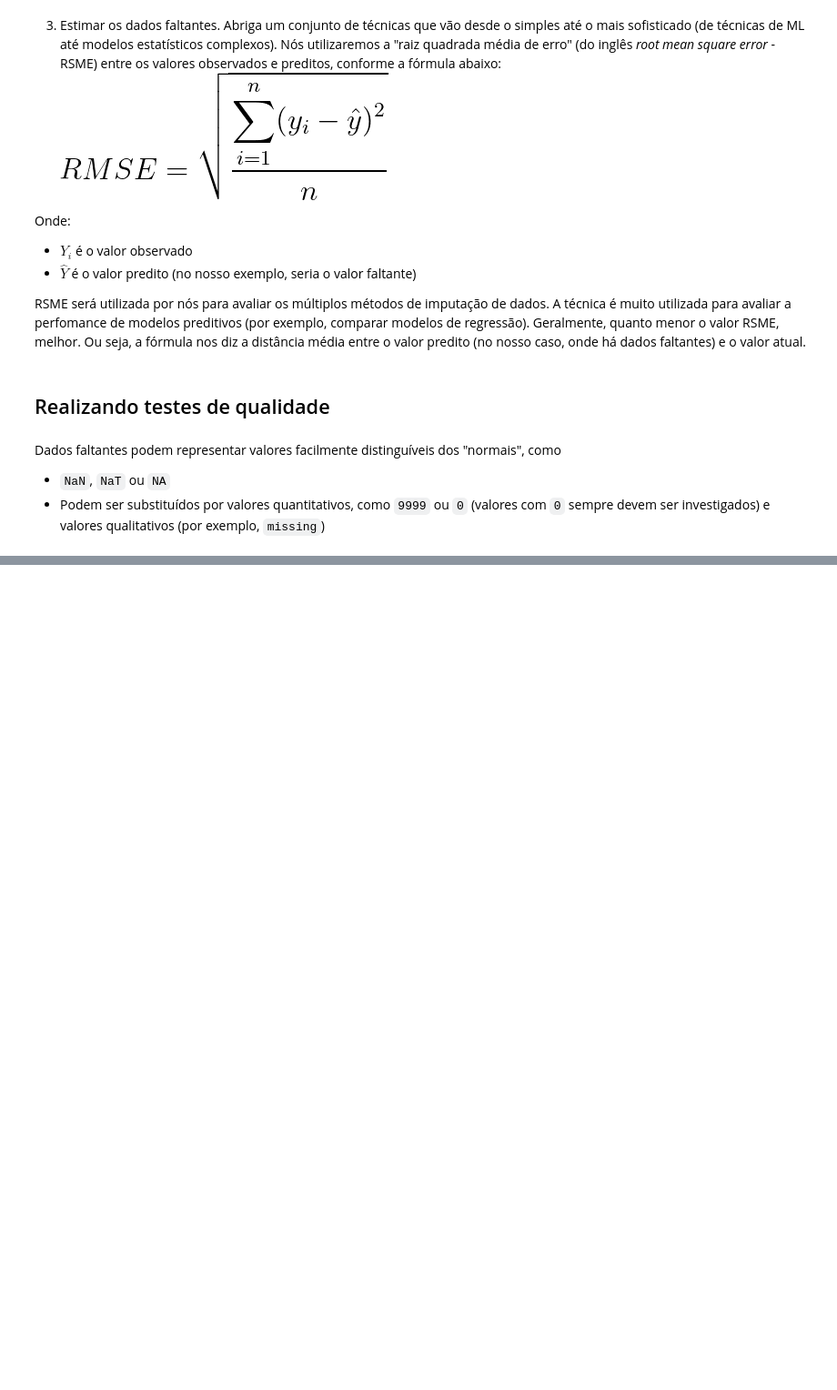
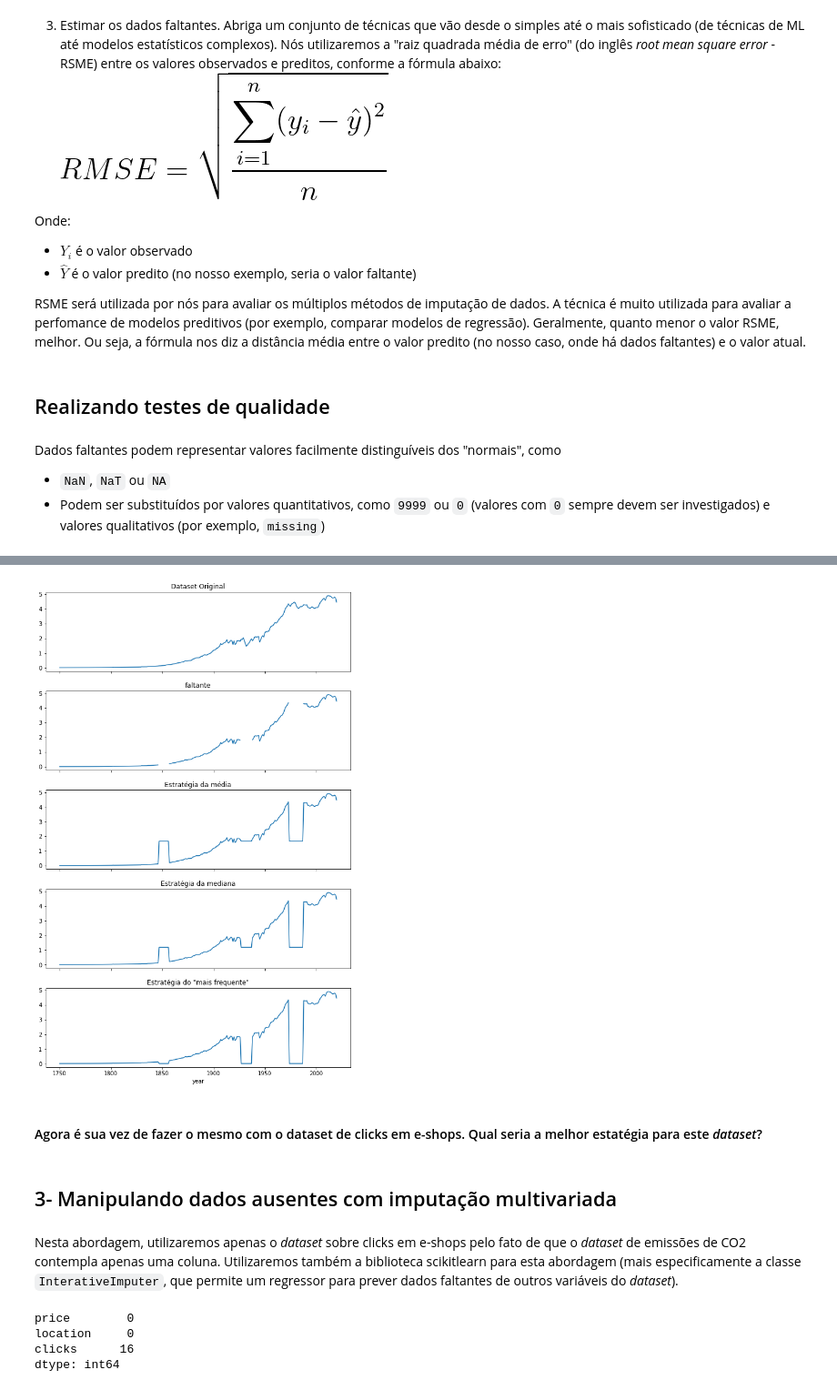
Before and after one commit to mvscti/GTI04019-COMPUTACAO_EM_NUVEM_E_IOT_II, a Jupyter notebook: dados_faltantes/Análise de Dados Faltantes .ipynb, the cells around one changed output, grey strips where cells are left out. Shown: that part at 91% size. Cells and saved outputs as stored; diff of their text form; code cells hidden in the pictures; blank space fills up the shorter version.

````diff
--- a/dados_faltantes/Análise de Dados Faltantes .ipynb
+++ b/dados_faltantes/Análise de Dados Faltantes .ipynb
@@ -154,0 +224,17 @@ Dados faltantes podem representar valores facilmente distinguíveis dos "normais
+# %%
+co2_original = pd.read_csv('https://raw.githubusercontent.com/mvscti/GTI04019-COMPUTACAO_EM_NUVEM_E_IOT_II/dados_faltantes/dados_faltantes/datasets/co2_original.csv', index_col=0)
+co2_faltante = pd.read_csv('https://raw.githubusercontent.com/mvscti/GTI04019-COMPUTACAO_EM_NUVEM_E_IOT_II/dados_faltantes/dados_faltantes/datasets/co2_missing_only.csv', index_col=0)
+clicks_original = pd.read_csv('https://raw.githubusercontent.com/mvscti/GTI04019-COMPUTACAO_EM_NUVEM_E_IOT_II/dados_faltantes/dados_faltantes/datasets/clicks_original.csv', index_col=0)
+clicks_faltante = pd.read_csv('https://raw.githubusercontent.com/mvscti/GTI04019-COMPUTACAO_EM_NUVEM_E_IOT_II/dados_faltantes/dados_faltantes/datasets/clicks_missing.csv', index_col=0)
+# %%
+estrategia = [
+    ('Estratégia da média', 'mean'),
+    ('Estratégia da mediana', 'median'),
+    ('Estratégia do "mais frequente"', 'most_frequent')]
+# %%
+#Transformando o arranjo 1D (226,) para um array de forma 2d (226,1)
+co2_valores = co2_faltante['co2'].values.reshape(-1,1)
+
+
+for s_name, s in estrategia:
+    co2_faltante[s_name] = (SimpleImputer(strategy=s).fit_transform(co2_valores))
@@ -154,0 +248,10 @@ Dados faltantes podem representar valores facilmente distinguíveis dos "normais
+# %%
+plot_df(co2_original, co2_faltante, 'co2')
+# %% [output]
+[figure, added]
+# %% [markdown]
+#### Agora é sua vez de fazer o mesmo com o dataset de clicks em e-shops. Qual seria a melhor estatégia para este <em>dataset</em>?
+# %% [markdown]
+## 3- Manipulando dados ausentes com imputação multivariada
+# %% [markdown]
+ Nesta abordagem, utilizaremos apenas o <em>dataset</em> sobre clicks em e-shops pelo fato de que o <em>dataset</em> de emissões de CO2 contempla apenas uma coluna. Utilizaremos também a biblioteca scikitlearn para esta abordagem (mais especificamente a classe ```InterativeImputer```, que permite um regressor para prever dados faltantes de outros variáveis do <em>dataset</em>).
@@ -154,0 +270,7 @@ Dados faltantes podem representar valores facilmente distinguíveis dos "normais
+# %%
+clicks_faltante.isna().sum()
+# %% [output]
+price        0
+location     0
+clicks      16
+dtype: int64
````
Also changed, not shown: parts of 34 cells of this notebook.
